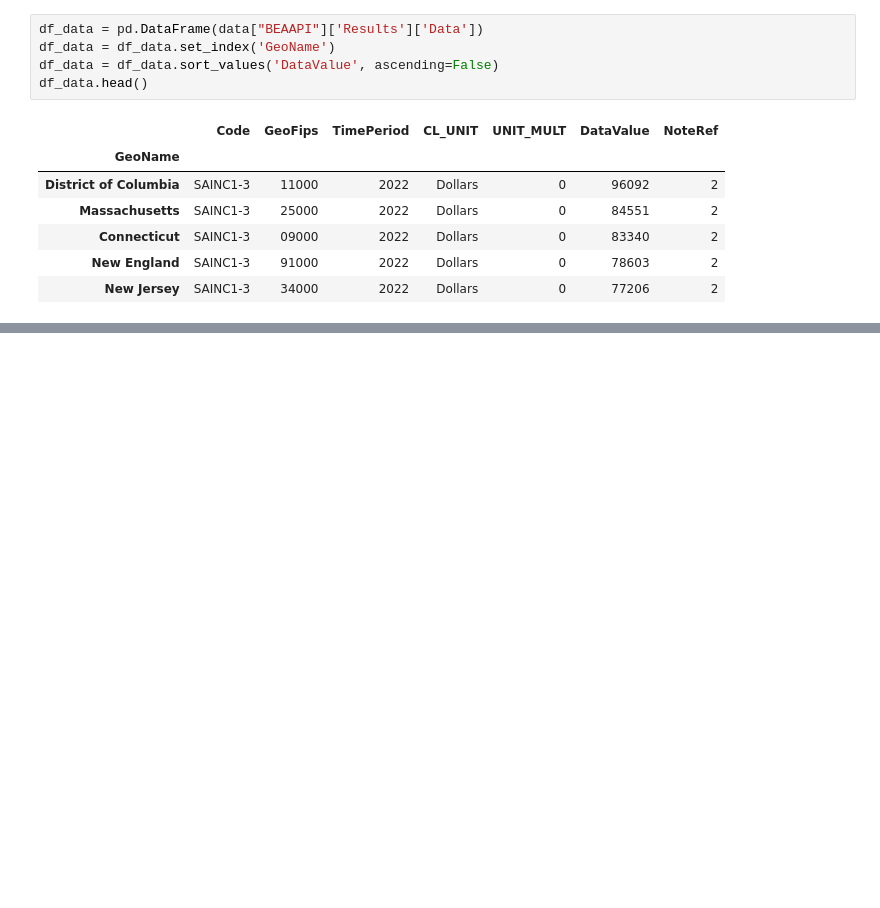
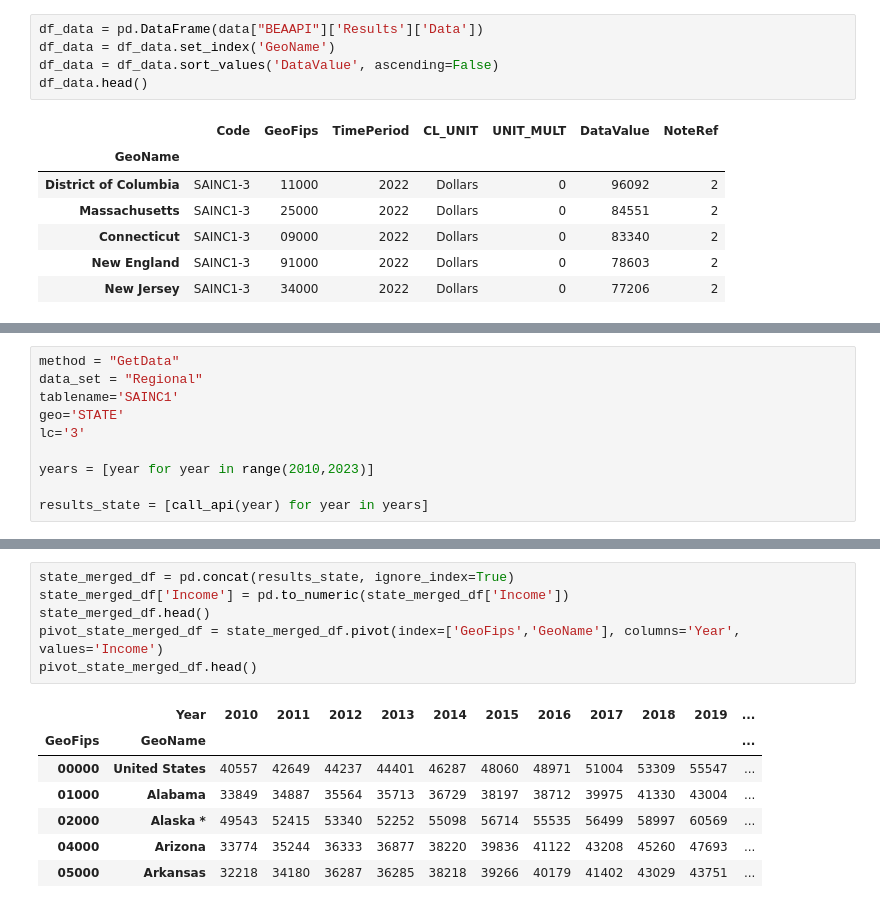
Before and after one commit to dfquinn23/Project_1, a Jupyter notebook: BEA/BEA.ipynb, the cells around one changed output, grey strips where cells are left out. Saved outputs shown, nothing was run; the diff lists cells and outputs as text; blank space fills up the shorter version.

```diff
--- a/BEA/BEA.ipynb
+++ b/BEA/BEA.ipynb
@@ -31,0 +182,10 @@ df_data.head()
+# %%
+method = "GetData"
+data_set = "Regional"
+tablename='SAINC1'
+geo='STATE'
+lc='3'
+
+years = [year for year in range(2010,2023)]
+
+results_state = [call_api(year) for year in years]
@@ -31,0 +206,14 @@ df_data.head()
+# %%
+state_merged_df = pd.concat(results_state, ignore_index=True)
+state_merged_df['Income'] = pd.to_numeric(state_merged_df['Income'])
+state_merged_df.head()
+pivot_state_merged_df = state_merged_df.pivot(index=['GeoFips','GeoName'], columns='Year', values='Income')
+pivot_state_merged_df.head()
+# %% [output]
+|  | Year | 2010 | 2011 | 2012 | 2013 | 2014 | 2015 | 2016 | 2017 | 2018 | 2019 | ... |
+| GeoFips | GeoName |  |  |  |  |  |  |  |  |  |  | ... |
+| 00000 | United States | 40557 | 42649 | 44237 | 44401 | 46287 | 48060 | 48971 | 51004 | 53309 | 55547 | ... |
+| 01000 | Alabama | 33849 | 34887 | 35564 | 35713 | 36729 | 38197 | 38712 | 39975 | 41330 | 43004 | ... |
+| 02000 | Alaska * | 49543 | 52415 | 53340 | 52252 | 55098 | 56714 | 55535 | 56499 | 58997 | 60569 | ... |
+| 04000 | Arizona | 33774 | 35244 | 36333 | 36877 | 38220 | 39836 | 41122 | 43208 | 45260 | 47693 | ... |
+| 05000 | Arkansas | 32218 | 34180 | 36287 | 36285 | 38218 | 39266 | 40179 | 41402 | 43029 | 43751 | ... |
```
Also changed, not shown: parts of 16 cells of this notebook, 7 other files.
